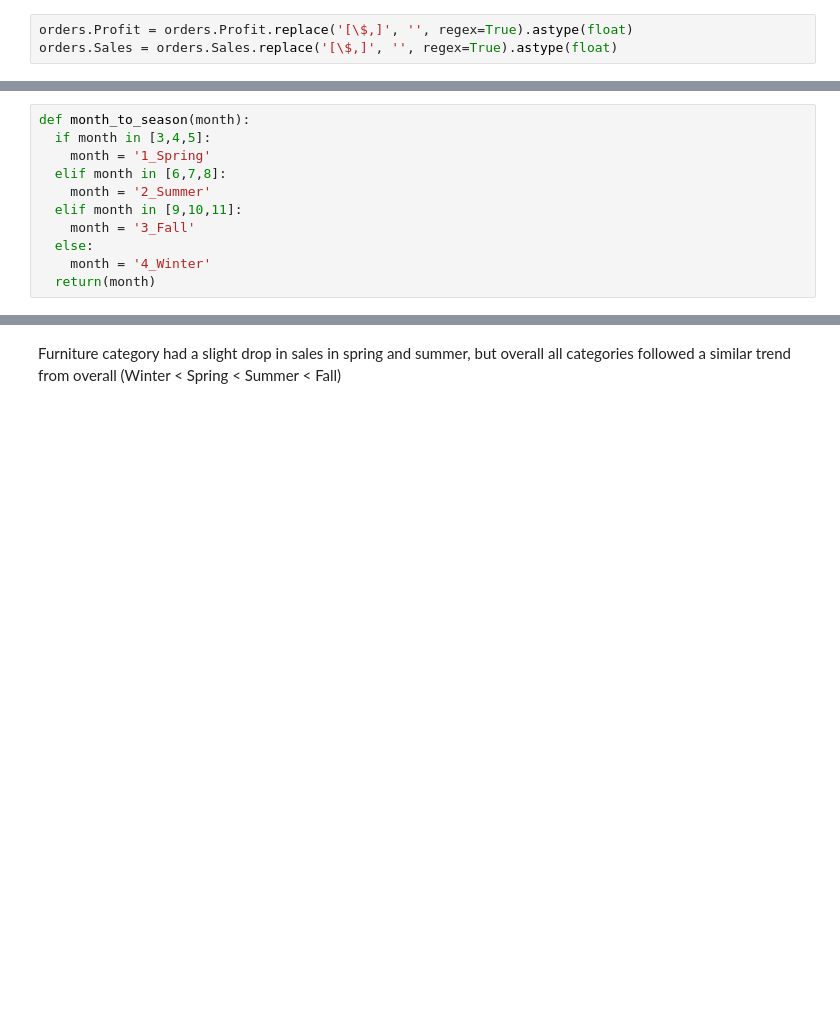
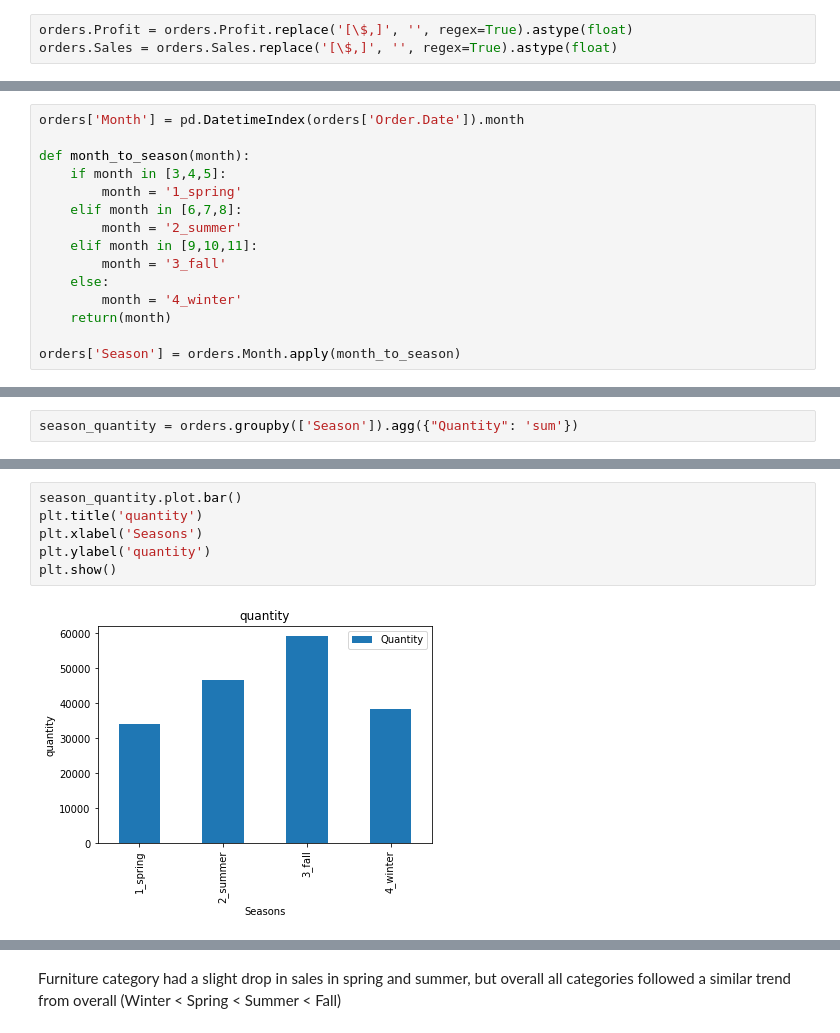
Before and after one commit to pathakg24/ml-learning-lab, a Jupyter notebook: ml_lab_stephen.ipynb, the cells around one changed output, grey strips where cells are left out. Drawn from its saved outputs; the diff is of its cells as text; blank space fills up the shorter version.

Commit message:
bring stephen's notebook up to date with master notebook

```diff
--- a/ml_lab_stephen.ipynb
+++ b/ml_lab_stephen.ipynb
@@ -25,11 +31,15 @@ orders['Month'] = pd.DatetimeIndex(orders['Order.Date']).month
 # %%
+orders['Month'] = pd.DatetimeIndex(orders['Order.Date']).month
+
 def month_to_season(month):
-  if month in [3,4,5]:
-    month = '1_Spring'
-  elif month in [6,7,8]:
-    month = '2_Summer'
-  elif month in [9,10,11]:
-    month = '3_Fall'
-  else:
-    month = '4_Winter'
-  return(month)
+    if month in [3,4,5]:
+        month = '1_spring'
+    elif month in [6,7,8]:
+        month = '2_summer'
+    elif month in [9,10,11]:
+        month = '3_fall'
+    else:
+        month = '4_winter'
+    return(month)
+
+orders['Season'] = orders.Month.apply(month_to_season)
@@ -81,0 +46,2 @@ season_category[season_category.Category =='Technology'].plot.bar()
+# %%
+season_quantity = orders.groupby(['Season']).agg({"Quantity": 'sum'})
@@ -81,0 +57,8 @@ season_category[season_category.Category =='Technology'].plot.bar()
+# %%
+season_quantity.plot.bar()
+plt.title('quantity')
+plt.xlabel('Seasons')
+plt.ylabel('quantity')
+plt.show()
+# %% [output]
+[figure, added]
```
Also changed, not shown: parts of 64 cells of this notebook.
